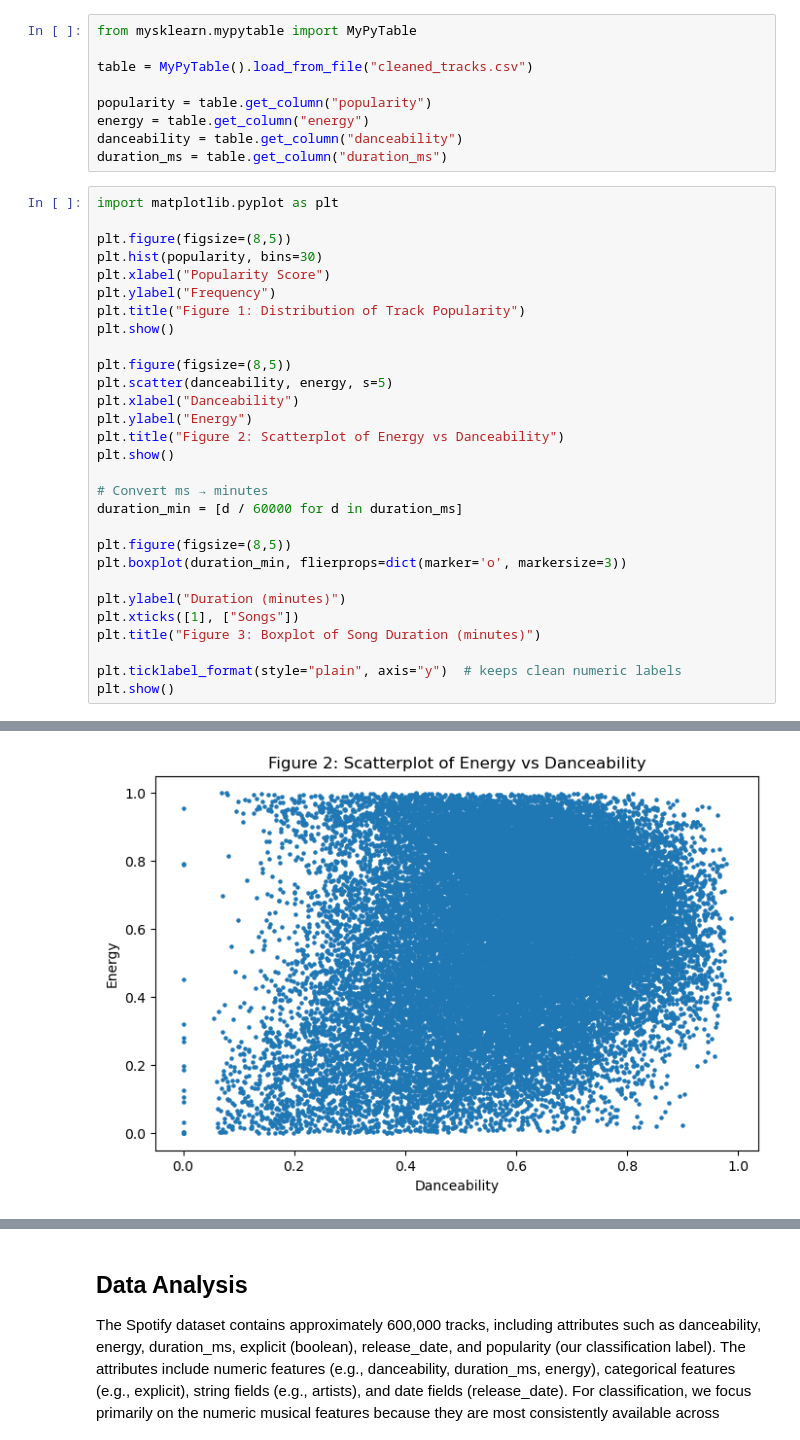
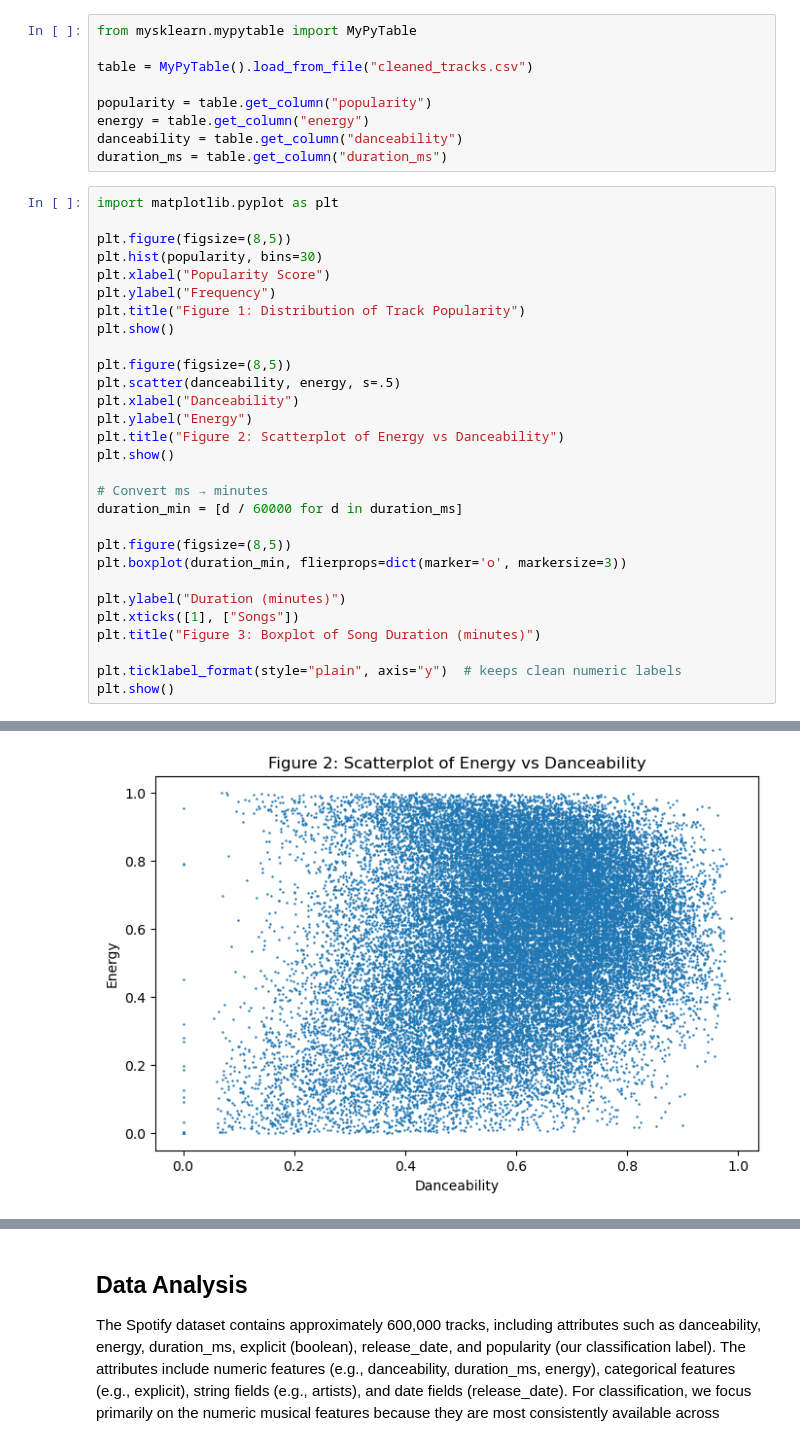
Before and after one commit to Darrell-10/Spotify-Classification---Data-Science-Algorithms, a Jupyter notebook: TechnicalReport.ipynb, the cells around one changed output, grey strips where cells are left out. Cells and saved outputs as stored; diff of their text form.

Commit message:
scatter marker size

```diff
--- a/TechnicalReport.ipynb
+++ b/TechnicalReport.ipynb
@@ -21,35 +21,35 @@ duration_ms = table.get_column("duration_ms")
 # %%
 import matplotlib.pyplot as plt
 
 plt.figure(figsize=(8,5))
 plt.hist(popularity, bins=30)
 plt.xlabel("Popularity Score")
 plt.ylabel("Frequency")
 plt.title("Figure 1: Distribution of Track Popularity")
 plt.show()
 
 plt.figure(figsize=(8,5))
-plt.scatter(danceability, energy, s=5)
+plt.scatter(danceability, energy, s=.5)
 plt.xlabel("Danceability")
 plt.ylabel("Energy")
 plt.title("Figure 2: Scatterplot of Energy vs Danceability")
 plt.show()
 
 # Convert ms → minutes
 duration_min = [d / 60000 for d in duration_ms]
 
 plt.figure(figsize=(8,5))
 plt.boxplot(duration_min, flierprops=dict(marker='o', markersize=3))
 
 plt.ylabel("Duration (minutes)")
 plt.xticks([1], ["Songs"])
 plt.title("Figure 3: Boxplot of Song Duration (minutes)")
 
 plt.ticklabel_format(style="plain", axis="y")  # keeps clean numeric labels
 plt.show()
 # %% [output]
 [figure]
-[figure, old version]
+[figure, new version]
 [figure]
 # %% [markdown]
 ## Data Analysis
```
